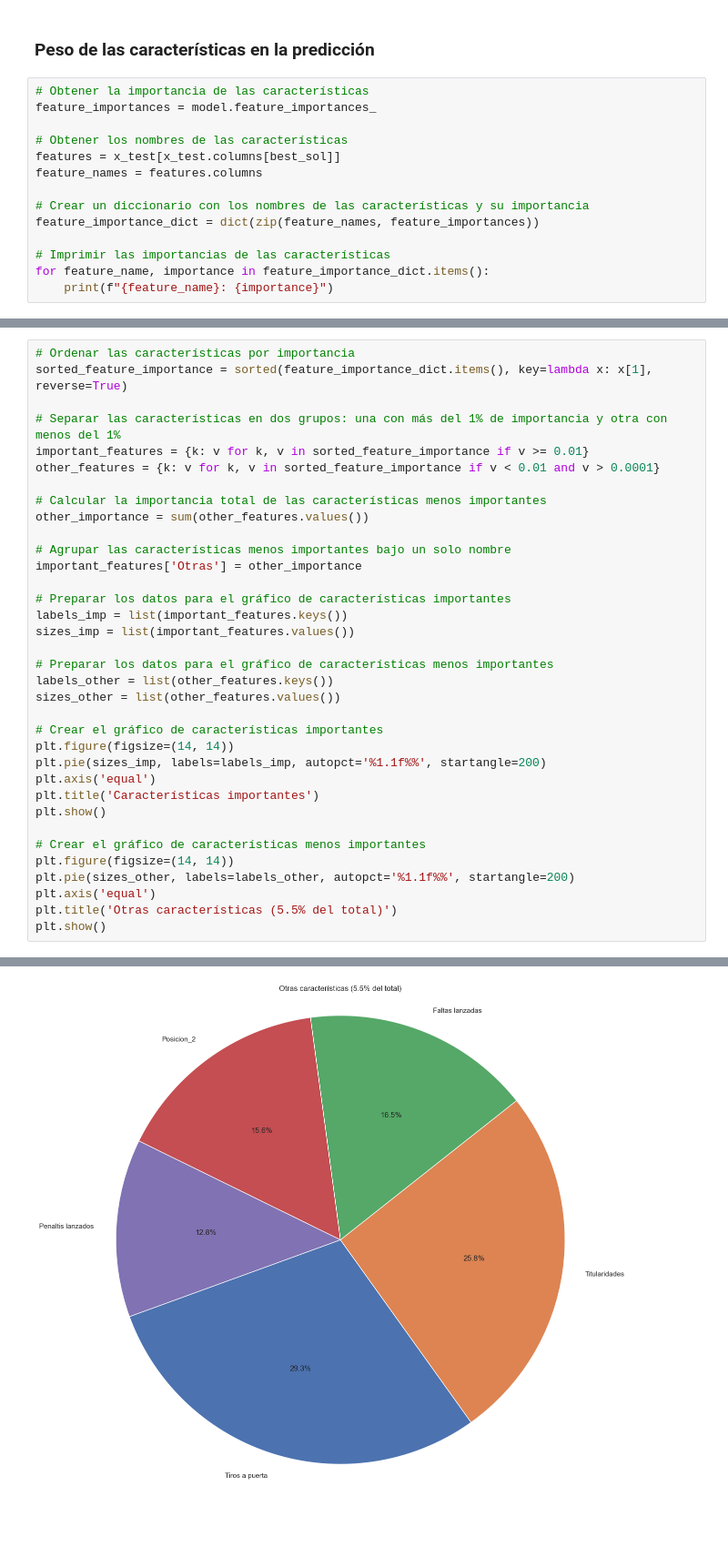
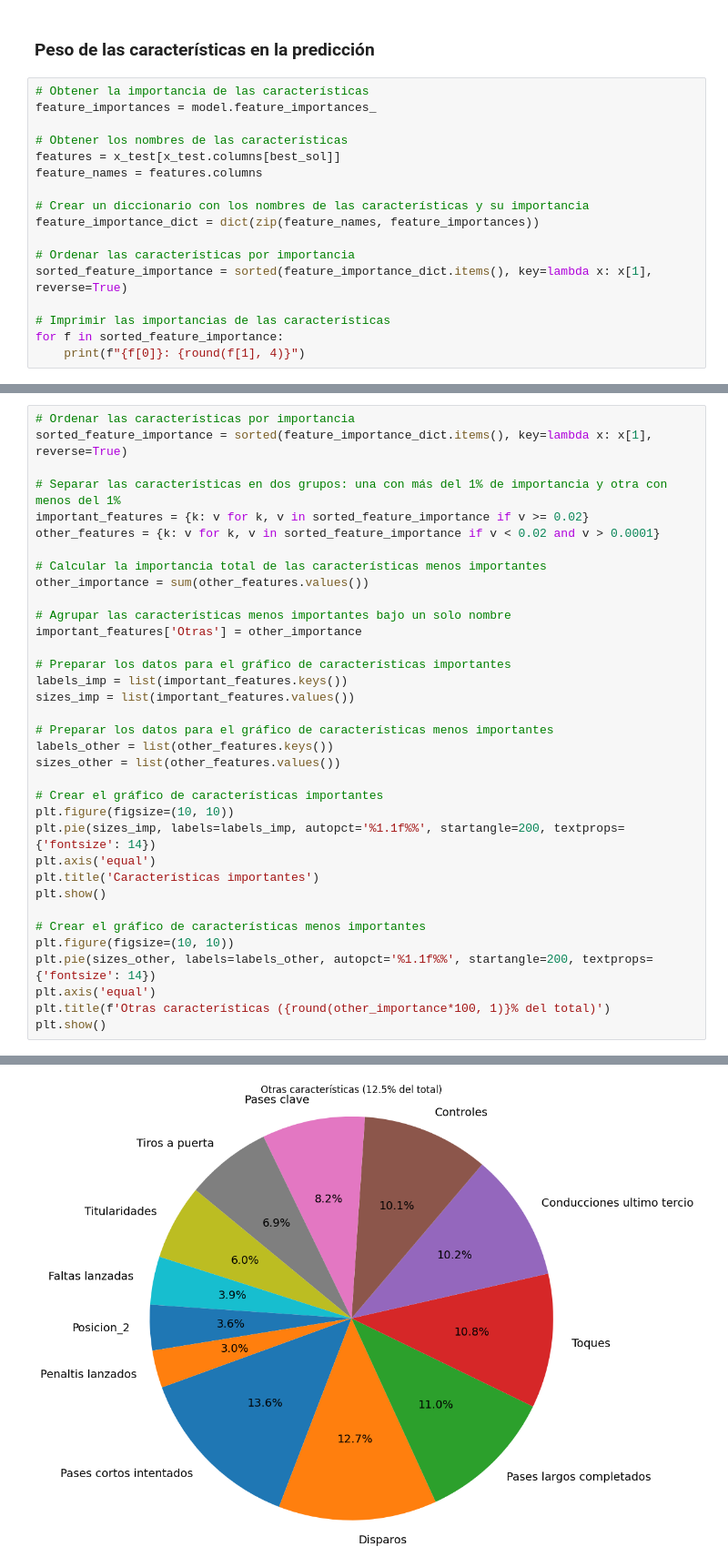
Before and after one commit to JMMelcrack/Predictive-models-applied-to-the-analysis-of-professional-footballers-wages, a Jupyter notebook: FeatureSelection.ipynb, the cells around one changed output, grey strips where cells are left out. Shown at 91% size. Cells and saved outputs as stored; diff of their text form; blank space fills up the shorter version.

```diff
--- a/FeatureSelection.ipynb
+++ b/FeatureSelection.ipynb
@@ -2125,7 +2125,10 @@ feature_names = features.columns
 # Crear un diccionario con los nombres de las características y su importancia
 feature_importance_dict = dict(zip(feature_names, feature_importances))
 
+# Ordenar las características por importancia
+sorted_feature_importance = sorted(feature_importance_dict.items(), key=lambda x: x[1], reverse=True)
+
 # Imprimir las importancias de las características
-for feature_name, importance in feature_importance_dict.items():
-    print(f"{feature_name}: {importance}")
+for f in sorted_feature_importance:
+    print(f"{f[0]}: {round(f[1], 4)}")
 # %% [output]
@@ -2154,8 +2157,8 @@ Posicion_2: 0.004544083792950001
 sorted_feature_importance = sorted(feature_importance_dict.items(), key=lambda x: x[1], reverse=True)
 
 # Separar las características en dos grupos: una con más del 1% de importancia y otra con menos del 1%
-important_features = {k: v for k, v in sorted_feature_importance if v >= 0.01}
-other_features = {k: v for k, v in sorted_feature_importance if v < 0.01 and v > 0.0001}
+important_features = {k: v for k, v in sorted_feature_importance if v >= 0.02}
+other_features = {k: v for k, v in sorted_feature_importance if v < 0.02 and v > 0.0001}
 
 # Calcular la importancia total de las características menos importantes
 other_importance = sum(other_features.values())
@@ -2172,16 +2175,16 @@ labels_other = list(other_features.keys())
 sizes_other = list(other_features.values())
 
 # Crear el gráfico de características importantes
-plt.figure(figsize=(14, 14))
-plt.pie(sizes_imp, labels=labels_imp, autopct='%1.1f%%', startangle=200)
+plt.figure(figsize=(10, 10))
+plt.pie(sizes_imp, labels=labels_imp, autopct='%1.1f%%', startangle=200, textprops={'fontsize': 14})
 plt.axis('equal')
 plt.title('Características importantes')
 plt.show()
 
 # Crear el gráfico de características menos importantes
-plt.figure(figsize=(14, 14))
-plt.pie(sizes_other, labels=labels_other, autopct='%1.1f%%', startangle=200)
+plt.figure(figsize=(10, 10))
+plt.pie(sizes_other, labels=labels_other, autopct='%1.1f%%', startangle=200, textprops={'fontsize': 14})
 plt.axis('equal')
-plt.title('Otras características (5.5% del total)')
+plt.title(f'Otras características ({round(other_importance*100, 1)}% del total)')
 plt.show()
 # %% [output]
@@ -2189 +2192 @@ plt.show()
-[figure, old version]
+[figure, new version]
```
Also changed, not shown: parts of 2 cells of this notebook.
